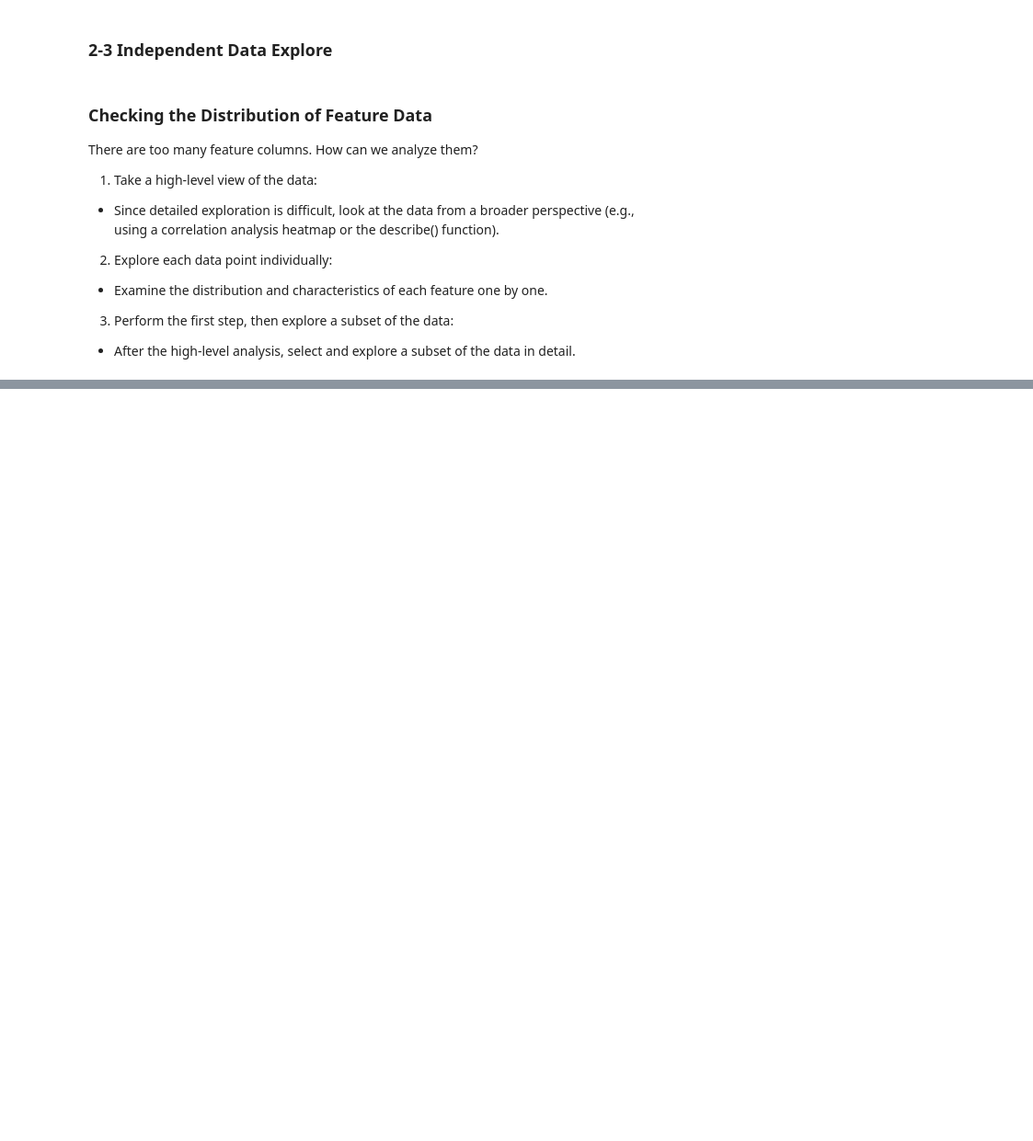
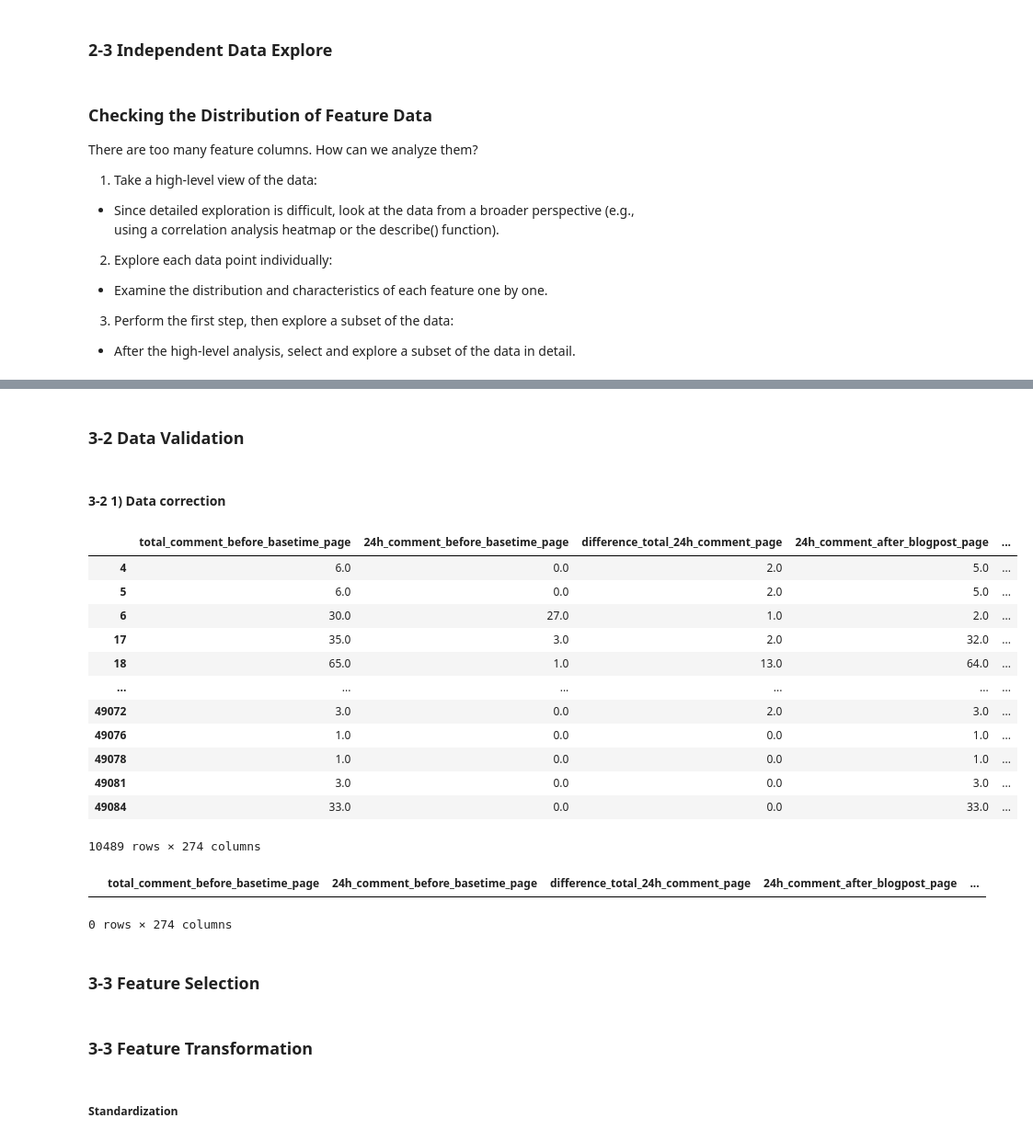
Before and after one commit to chulwonchae/2024-Summer-ML-Projects, a Jupyter notebook: 2. Blog_comment_predict.ipynb, the cells around one changed output, grey strips where cells are left out. Shown at 92% size. Drawn from its saved outputs; the diff is of its cells as text; code cells hidden in the pictures; blank space fills up the shorter version.

```diff
--- a/2. Blog_comment_predict.ipynb
+++ b/2. Blog_comment_predict.ipynb
@@ -469,0 +740,2 @@ There are too many feature columns. How can we analyze them?
+# %%
+df_train["std(24h_link_after_blogpost_blog)"] = df_train["std(24h_link_after_blogpost_blog)"].fillna(df_train["std(24h_link_after_blogpost_blog)"].median())
@@ -469,0 +757,21 @@ There are too many feature columns. How can we analyze them?
+# %% [markdown]
+### 3-2 Data Validation
+# %% [markdown]
+#### 3-2 1) Data correction
+# %%
+list_error_column = ~(df_train["difference_total_24h_comment_page"] == (df_train["total_comment_before_basetime_page"] - df_train["24h_comment_before_basetime_page"]))
+df_train[list_error_column]
+# %% [output]
+|  | total_comment_before_basetime_page | 24h_comment_before_basetime_page | difference_total_24h_comment_page | 24h_comment_after_blogpost_page | ... |
+| 4 | 6.0 | 0.0 | 2.0 | 5.0 | ... |
+| 5 | 6.0 | 0.0 | 2.0 | 5.0 | ... |
+| 6 | 30.0 | 27.0 | 1.0 | 2.0 | ... |
+| 17 | 35.0 | 3.0 | 2.0 | 32.0 | ... |
+| 18 | 65.0 | 1.0 | 13.0 | 64.0 | ... |
+| ... | ... | ... | ... | ... | ... |
+| 49072 | 3.0 | 0.0 | 2.0 | 3.0 | ... |
+| 49076 | 1.0 | 0.0 | 0.0 | 1.0 | ... |
+| 49078 | 1.0 | 0.0 | 0.0 | 1.0 | ... |
+| 49081 | 3.0 | 0.0 | 0.0 | 3.0 | ... |
+| 49084 | 33.0 | 0.0 | 0.0 | 33.0 | ... |
+10489 rows × 274 columns
@@ -469,0 +780,7 @@ There are too many feature columns. How can we analyze them?
+# %%
+df_train[~(df_train["difference_total_24h_comment_page"] == (df_train["total_comment_before_basetime_page"] - df_train["24h_comment_before_basetime_page"]))]
+# %% [output]
+|  | total_comment_before_basetime_page | 24h_comment_before_basetime_page | difference_total_24h_comment_page | 24h_comment_after_blogpost_page | ... |
+0 rows × 274 columns
+# %% [markdown]
+### 3-3 Feature Selection
@@ -469,0 +790,4 @@ There are too many feature columns. How can we analyze them?
+# %% [markdown]
+### 3-3 Feature Transformation
+# %% [markdown]
+##### Standardization
```
Also changed, not shown: parts of 68 cells of this notebook.
